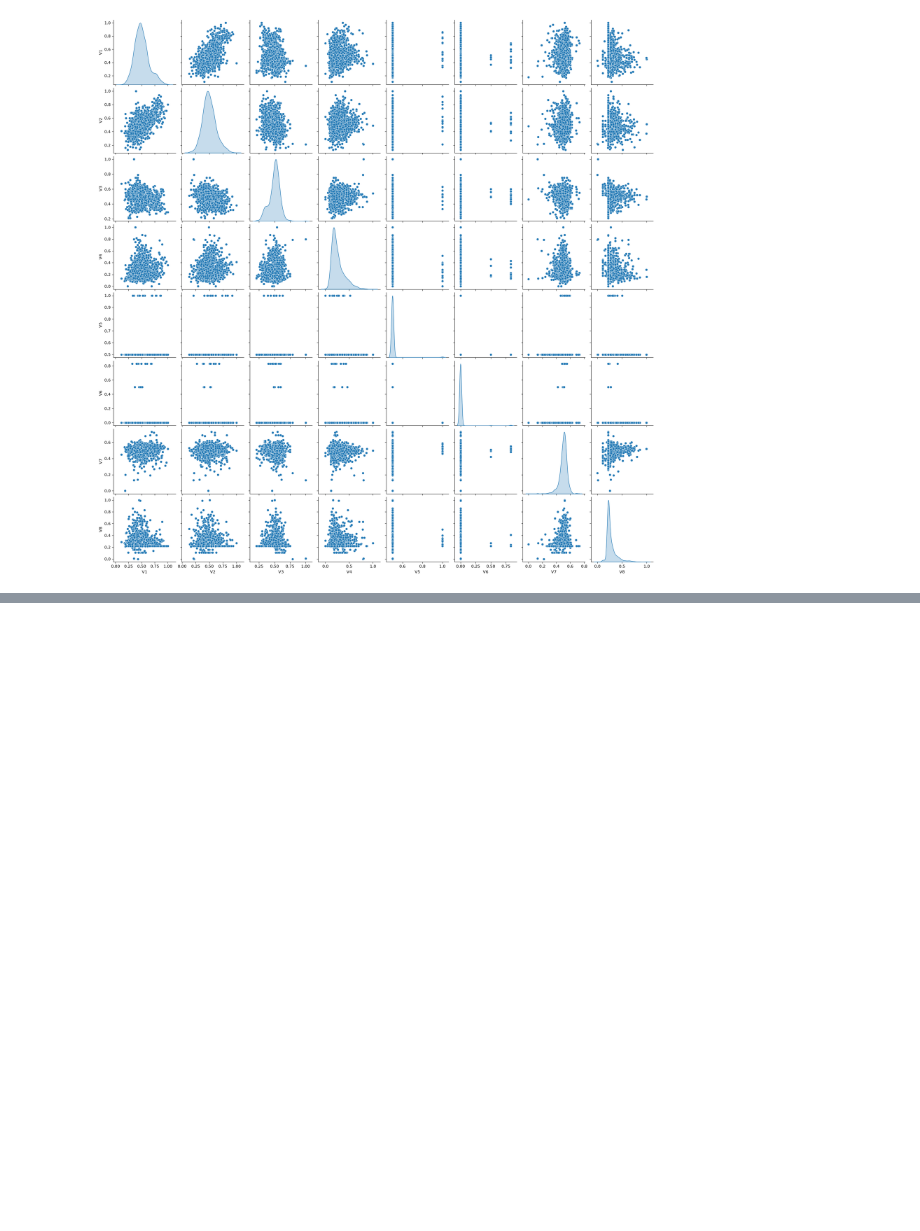
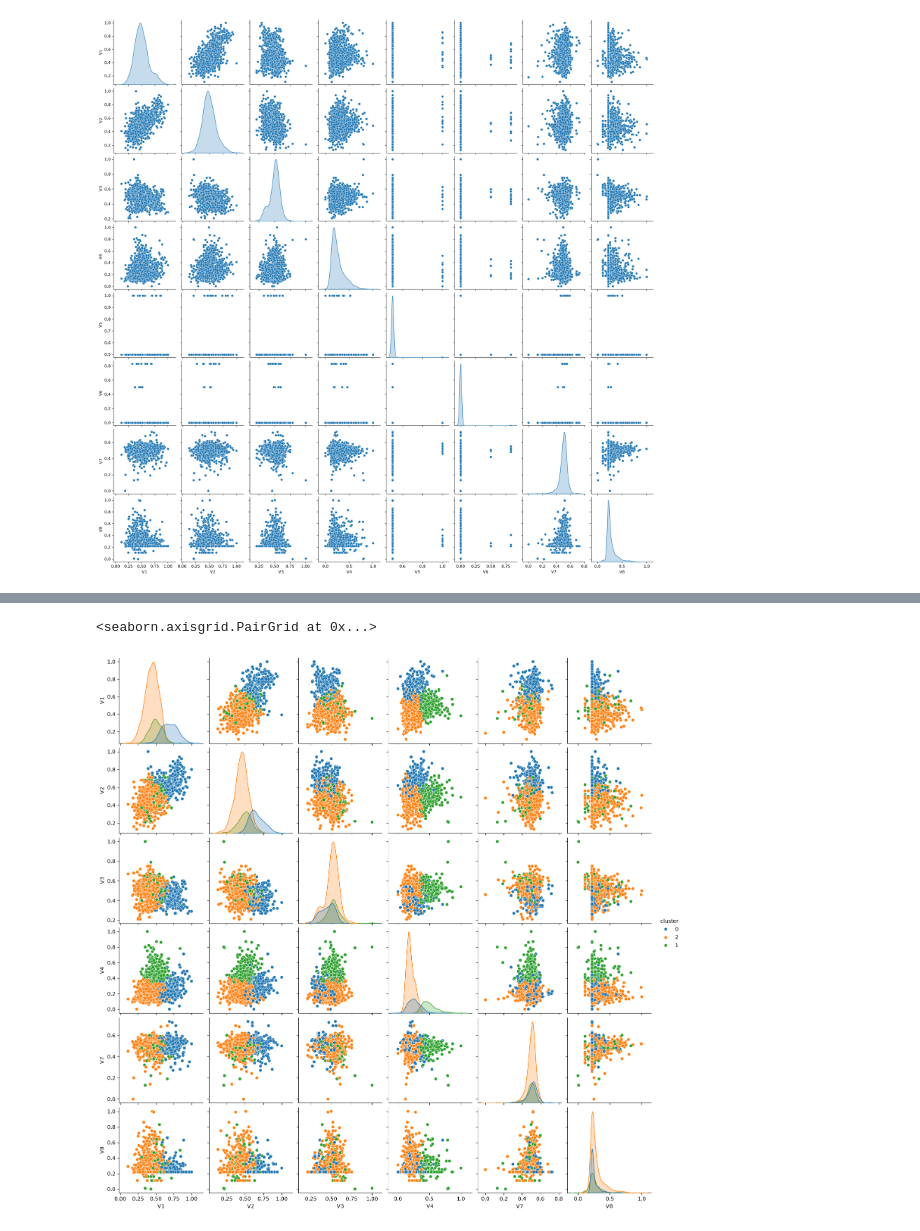
Before and after one commit to sarraGhali/ML-prev-sol, a Jupyter notebook: written-test-2025-06-30-exam-1.ipynb, the cells around one changed output, grey strips where cells are left out. Saved outputs shown, nothing was run; the diff lists cells and outputs as text; code cells hidden in the pictures; blank space fills up the shorter version.

```diff
--- a/written-test-2025-06-30-exam-1.ipynb
+++ b/written-test-2025-06-30-exam-1.ipynb
@@ -126,0 +180,9 @@ variance while keeping clusters far apart; outliers work against both.
+# %%
+import seaborn as sns
+
+df_plot = df1.copy()
+df_plot['cluster'] = km_lables_best.astype('str')
+sns.pairplot(df_plot, hue='cluster', diag_kind='kde')
+# %% [output]
+<seaborn.axisgrid.PairGrid at 0x...>
+[figure, added]
```
Also changed, not shown: parts of 15 cells of this notebook, 3 other files.
